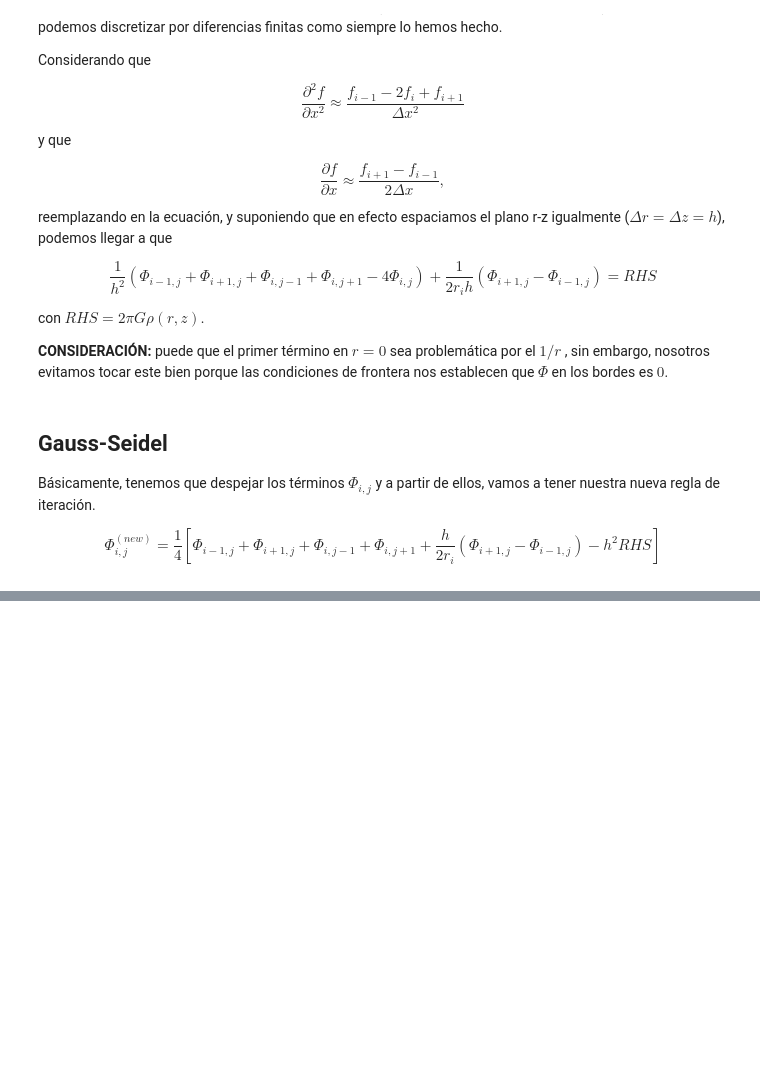
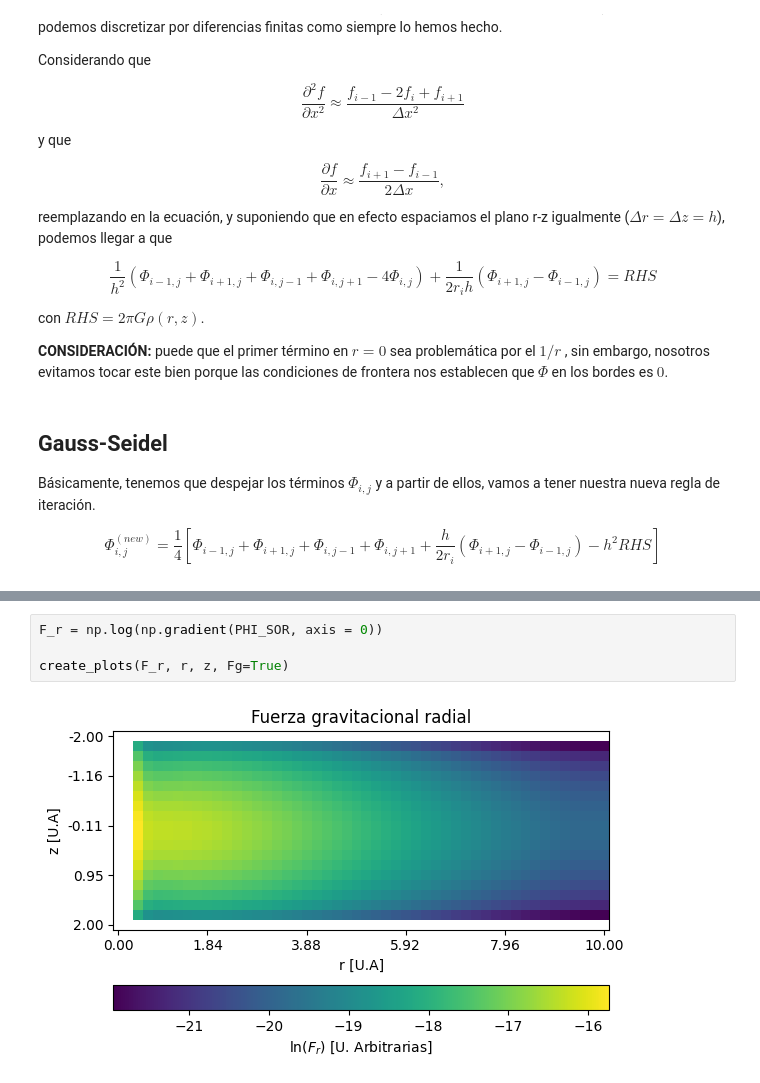
Before and after one commit to saacostad/ComputationalAstroPhysics, a Jupyter notebook: PotencialGravitacionalDiscoProtoplanetario.ipynb, the cells around one changed output, grey strips where cells are left out. Cells and saved outputs as stored; diff of their text form; blank space fills up the shorter version.

```diff
--- a/PotencialGravitacionalDiscoProtoplanetario.ipynb
+++ b/PotencialGravitacionalDiscoProtoplanetario.ipynb
@@ -133,0 +282,6 @@ plt.show()
+# %%
+F_r = np.log(np.gradient(PHI_SOR, axis = 0))
+
+create_plots(F_r, r, z, Fg=True)
+# %% [output]
+[figure, added]
```
Also changed, not shown: parts of 18 cells of this notebook, 1 other file.
